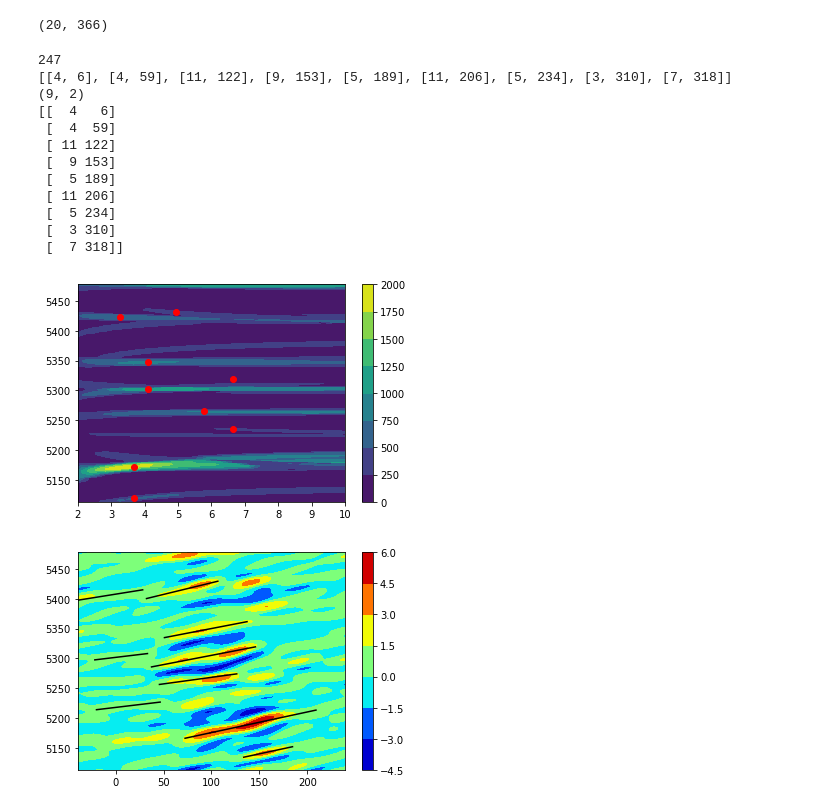
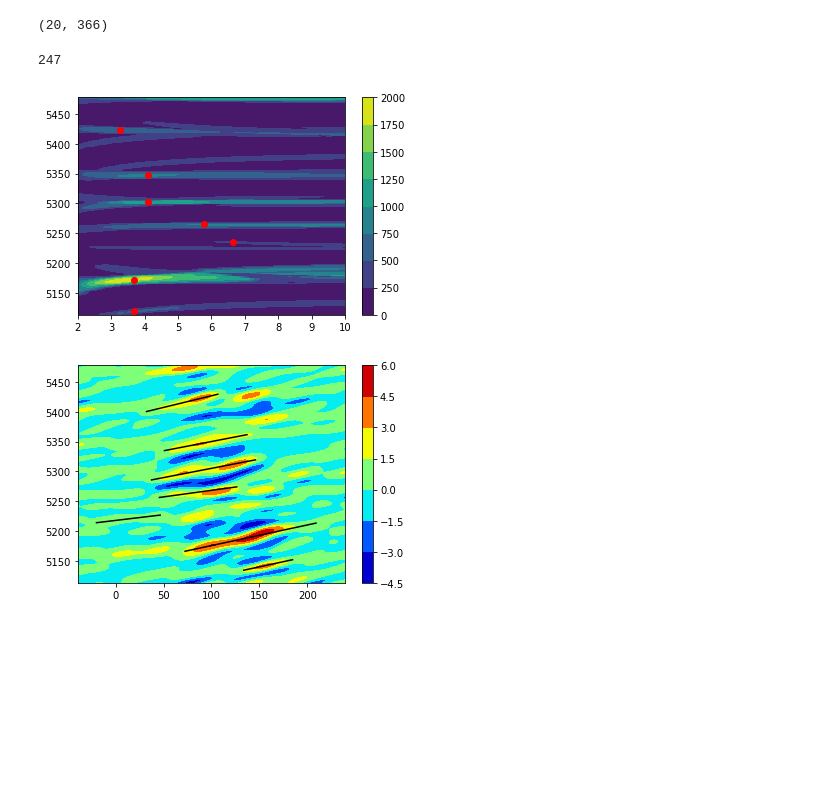
Before and after one commit to prajeeshag/MJO_tracking, a Jupyter notebook: MJO_tracking_Zhang.ipynb, the cells around one changed output. Cells and saved outputs as stored; diff of their text form; code cells hidden in the pictures; blank space fills up the shorter version.

```diff
--- a/MJO_tracking_Zhang.ipynb
+++ b/MJO_tracking_Zhang.ipynb
@@ -214,6 +214,7 @@ x_org         = 89.875
 gap_threshold = 10. #(in degrees)
 prop_lim      = 50. # (in degrees)
 speed_lim     = [3,7] #(m/s)
+day_lim       = 20 #(20 days)
 
 
 v_range       = np.linspace(vmin,vmax,nlines)
@@ -224,6 +225,7 @@ gap           = int(gap_threshold/dx)
 
 iprop_lim     = int(prop_lim/dx)
 ispeed_lim    = np.where(np.logical_and(v_range>=speed_lim[0],v_range<=speed_lim[1]))[0][[0,-1]]
+iday_lim      = int(day_lim/dt)
 
 dataset       = Dataset('MJO_filtered.nc')
 
@@ -350,6 +352,12 @@ while len(Epts)>1:
             else:
                 valid = False
                 break
+        elif ((seg2[1]-seg1[1])<iday_lim):
+            if (A[m1,t1]>A[m2,t2]):
+                idel.append(k)
+            else:
+                valid = False
+                break
         else:
             iseg2 = np.arange(segStart[m2,t2],segEnd[m2,t2]+1)
             iseg  = np.intersect1d(iseg1,iseg2)
@@ -362,49 +370,36 @@ while len(Epts)>1:
                     sy1 = segY1[i]
                     sy2 = segY2[i]
                     iy=np.where(np.logical_and(time>=sy1,time<=sy2))[0]
                     if all(var1[iy,iseg[i]]): #single envelope
                         connected=True
                         break
                 if connected:
                     if (A[m1,t1]>A[m2,t2]):
                         idel.append(k)
                     else:
                         valid = False
                         break
 
         if (m2-m1)>imaxtim:
                 break
     if valid:
         segVld.append([m1,t1])
 
     for index in sorted(idel, reverse=True):
         del Epts[index]
         del Mval[index]
         del Tval[index]
 
+
+
 segVldr=np.array(segVld)
-print(segVld)
-print(segVldr.shape)
 
 plt.contourf(v_range,time,A[:,:].T)
 plt.plot(v_range[segVldr[:,0]],time[segVldr[:,1]],'ro')
-print(segVldr)
-#plt.ylim(0,120)
 plt.colorbar();
 # %% [output]
 247
-[[4, 6], [4, 59], [11, 122], [9, 153], [5, 189], [11, 206], [5, 234], [3, 310], [7, 318]]
-(9, 2)
-[[  4   6]
- [  4  59]
- [ 11 122]
- [  9 153]
- [  5 189]
- [ 11 206]
- [  5 234]
- [  3 310]
- [  7 318]]
-[figure, old version]
+[figure, new version]
 # %%
 nmask=imask*1.
 nmask[imask==0]=np.nan
@@ -421,4 +416,4 @@ for [i,j] in segVld:
 #plt.plot(segEndx,segEndy,'ro')
 #plt.ylim(5100,5250)
 # %% [output]
-[figure, old version]
+[figure, new version]
```
Also changed, not shown: parts of 1 cell of this notebook.
